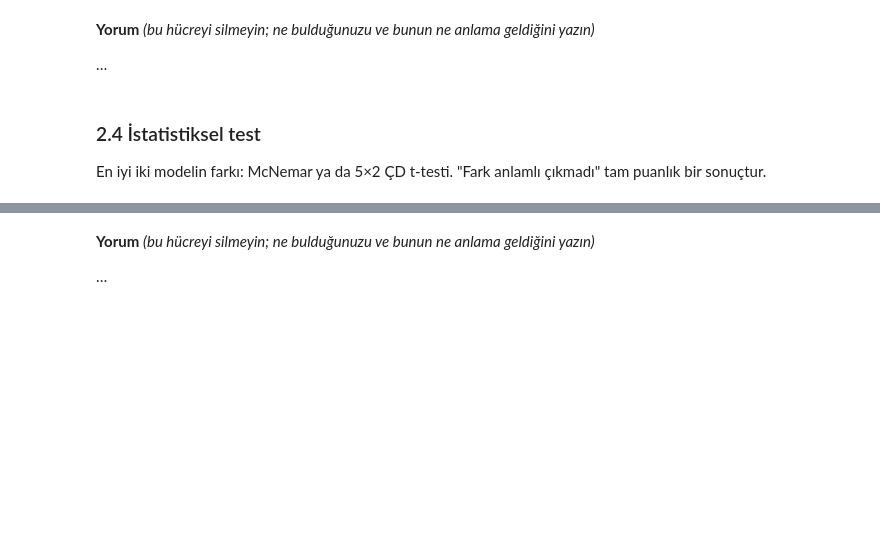
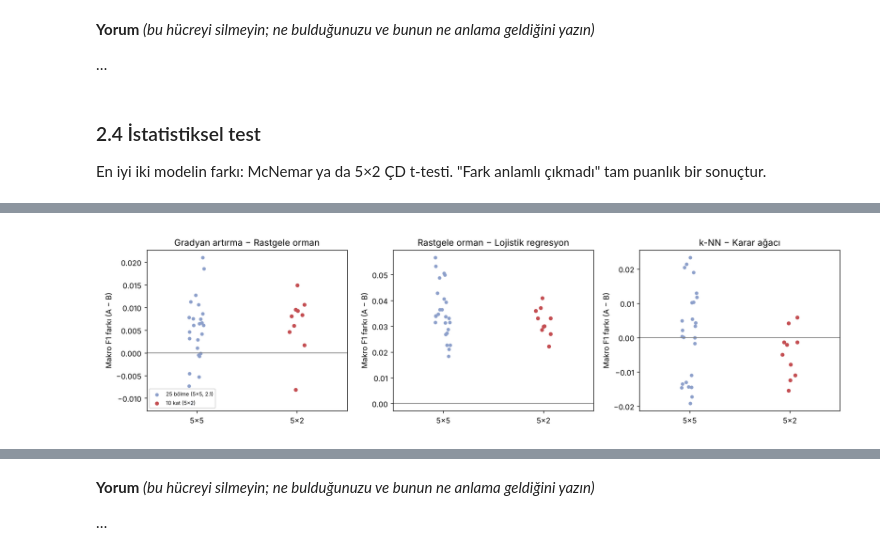
Before and after one commit to barisaykent-spec/Veri_Muh_Proje1, a Jupyter notebook: calisma/baris/BIL545_Proje1.ipynb, the cells around one changed output, grey strips where cells are left out. Saved outputs shown, nothing was run; the diff lists cells and outputs as text; code cells hidden in the pictures; blank space fills up the shorter version.

```diff
--- a/calisma/baris/BIL545_Proje1.ipynb
+++ b/calisma/baris/BIL545_Proje1.ipynb
@@ -1679,3 +1679,100 @@ Grafik: solda noktalı çizgi iç = dış; altında kalan aday ayar sırasında
 En iyi iki modelin farkı: McNemar ya da 5×2 ÇD t-testi. "Fark anlamlı çıkmadı" tam puanlık bir sonuçtur.
 # %%
 from statsmodels.stats.contingency_tables import mcnemar
+# =====================================================================
+# 2.4 İstatistiksel test: iki modelin farkı tesadüf olabilir mi?
+# Önkoşul: ortak hat + 2.1 (MODELLER_21, skorlar_21).
+# Dietterich (1998): aynı veriden üretilmiş bölmelerin skorları bağımsız değildir; 25 skora sıradan
+# t-testi uygulamak "fark yokken var" deme (I. tür hata) oranını şişirir. Önerileri: 5×2 ÇD t-testi
+# (model 10 kez eğitilebiliyorsa) ya da McNemar (yalnız bir kez eğitilebiliyorsa).
+# Bizde ek koşul: bütün bölmeler EV SAHİBİNE GÖRE gruplu (1.5).
+# =====================================================================
+from scipy import stats
+from sklearn.base import clone
+from sklearn.model_selection import StratifiedGroupKFold
+from sklearn.metrics import f1_score
+
+KARSILASTIRMALAR = [   # (A, B): en iyi iki model + iki kontrol çifti
+    ("Gradyan artırma (HistGB)", "Rastgele orman · 300 ağaç"),     # en iyi iki model (2.1'de fark +0,005)
+    ("Rastgele orman · 300 ağaç", "Lojistik regresyon (1.6)"),     # açık fark beklenen çift (+0,035)
+    ("k-NN · k = 15 (ölçekli)", "Karar ağacı · yaprak ≥ 20"),      # farklı aileler, skorlar neredeyse aynı
+]
+MODELLER_24 = sorted({m for cift in KARSILASTIRMALAR for m in cift})
+
+# ---- 1) Gruplu 5×2 ÇD: 5 tekrar × 2 kat; her katta bütün modeller AYNI bölmede eğitilir (eşleştirilmiş)
+BOLME_5x2 = []
+for r in range(5):
+    sgkf = StratifiedGroupKFold(n_splits=2, shuffle=True, random_state=SEED + r)
+    BOLME_5x2.append(list(sgkf.split(np.zeros(len(y)), y, gruplar)))
+assert all(len(set(gruplar[a]) & set(gruplar[b])) == 0 for (a, b), _ in BOLME_5x2)
+
+skor_5x2 = {m: np.zeros((5, 2)) for m in MODELLER_24}
+for r, katlar in enumerate(BOLME_5x2):
+    for j, (tr, te) in enumerate(katlar):
+        for m in MODELLER_24:
+            tahmin = clone(MODELLER_21[m]).fit(X.iloc[tr], y[tr]).predict(X.iloc[te])
+            skor_5x2[m][r, j] = f1_score(y[te], tahmin, average="macro")
+    print(f"5×2 ÇD tekrar {r + 1}/5 tamam")
+
+def t_5x2(p):                                    # Dietterich (1998), serbestlik derecesi 5
+    s2 = ((p - p.mean(1, keepdims=True)) ** 2).sum(1)
+    t = p[0, 0] / np.sqrt(s2.mean())
+    return t, 2 * stats.t.sf(abs(t), df=5)
+
+def f_5x2(p):                                    # Alpaydın (1999): 10 farkın hepsini kullanan birleşik F testi
+    s2 = ((p - p.mean(1, keepdims=True)) ** 2).sum(1)
+    f = (p ** 2).sum() / (2 * s2.sum())
+    return f, stats.f.sf(f, 10, 5)
+
+def t_saf(d):                                    # YANLIŞ: 25 skoru bağımsız sayan eşli t-testi (karşılaştırma için)
+    t = d.mean() / (d.std(ddof=1) / np.sqrt(len(d)))
+    return t, 2 * stats.t.sf(abs(t), df=len(d) - 1)
+
+def t_duzeltilmis(d, test_orani=1 / 4):          # Nadeau & Bengio (2003): örtüşen eğitim kümeleri için düzeltme
+    t = d.mean() / np.sqrt((1 / len(d) + test_orani) * d.var(ddof=1))
+    return t, 2 * stats.t.sf(abs(t), df=len(d) - 1)
+
+# ---- 2) McNemar: tek bir gruplu ayırma (eğitim 2/3, test 1/3), modeller bir kez eğitilir
+tr_h, te_h = next(StratifiedGroupKFold(n_splits=3, shuffle=True, random_state=SEED).split(np.zeros(len(y)), y, gruplar))
+dogru_h = {m: clone(MODELLER_21[m]).fit(X.iloc[tr_h], y[tr_h]).predict(X.iloc[te_h]) == y[te_h] for m in MODELLER_24}
+
+# ---- 3) Bütün testler, her çift için
+satirlar = []
+for a_, b_ in KARSILASTIRMALAR:
+    p = skor_5x2[a_] - skor_5x2[b_]                     # 5 × 2 fark matrisi
+    d25 = skorlar_21[a_] - skorlar_21[b_]               # 2.1'deki 25 gruplu bölmenin farkları
+    ia, ib = dogru_h[a_], dogru_h[b_]
+    tablo2x2 = [[int(( ia &  ib).sum()), int(( ia & ~ib).sum())],
+                [int((~ia &  ib).sum()), int((~ia & ~ib).sum())]]
+    mc = mcnemar(tablo2x2, exact=False, correction=True)
+    satirlar.append({
+        "karşılaştırma (A − B)": f"{a_}  −  {b_}",
+        "fark (25 bölme)": d25.mean(), "fark (5×2)": p.mean(),
+        "p · saf t (25, YANLIŞ)": t_saf(d25)[1],
+        "p · düzeltilmiş t (25)": t_duzeltilmis(d25)[1],
+        "p · 5×2 t (Dietterich)": t_5x2(p)[1],
+        "p · 5×2 F (Alpaydın)": f_5x2(p)[1],
+        "McNemar: yalnız A doğru": tablo2x2[0][1], "McNemar: yalnız B doğru": tablo2x2[1][0],
+        "p · McNemar": mc.pvalue,
+    })
+test_tablosu = pd.DataFrame(satirlar).set_index("karşılaştırma (A − B)")
+display(test_tablosu.round(4))
+print(f"McNemar ayırması: eğitim {len(tr_h):,} · test {len(te_h):,} ilan (ev sahibi kesişimi yok: "
+      f"{len(set(gruplar[tr_h]) & set(gruplar[te_h])) == 0}). McNemar doğruluk üzerinden çalışır (doğru/yanlış), makro F1 değil.")
+print("Not: 3 çift × 5 test = çoklu karşılaştırma; tek bir p < 0,05 tek başına kanıt sayılmamalı. "
+      "Karar için önceden seçilen test: gruplu 5×2 ÇD t (Dietterich), destek: 5×2 F.")
+
+# ---- 4) Grafik: her çiftin 10 farkı (5×2) ve 25 farkı (2.1)
+fig, ax = plt.subplots(1, len(KARSILASTIRMALAR), figsize=(14, 3.8), sharey=False)
+for a, (a_, b_) in zip(ax, KARSILASTIRMALAR):
+    a.scatter(np.zeros(25) + np.random.default_rng(0).uniform(-0.08, 0.08, 25), skorlar_21[a_] - skorlar_21[b_],
+              s=14, color="#8da0cb", label="25 bölme (5×5, 2.1)")
+    a.scatter(np.ones(10) + np.random.default_rng(1).uniform(-0.08, 0.08, 10), (skor_5x2[a_] - skor_5x2[b_]).ravel(),
+              s=18, color="#C44E52", label="10 kat (5×2)")
+    a.axhline(0, color="grey", lw=1)
+    a.set(xticks=[0, 1], xticklabels=["5×5", "5×2"], xlim=(-0.5, 1.5), ylabel="Makro F1 farkı (A − B)",
+          title=f"{a_.split(' ·')[0].split(' (')[0]} − {b_.split(' ·')[0].split(' (')[0]}")
+ax[0].legend(fontsize=7, loc="lower left")
+plt.tight_layout(); plt.show()
+print("Grafik: her nokta bir katta A ile B'nin makro F1 farkı; sıfır çizgisinin iki yanına dağılım farkın tutarlılığını gösterir.")
+# %% [output]
@@ -1681,0 +1791 @@ from statsmodels.stats.contingency_tables import mcnemar
+[figure, added]
```
Also changed, not shown: parts of 2 cells of this notebook, 3 other files.
